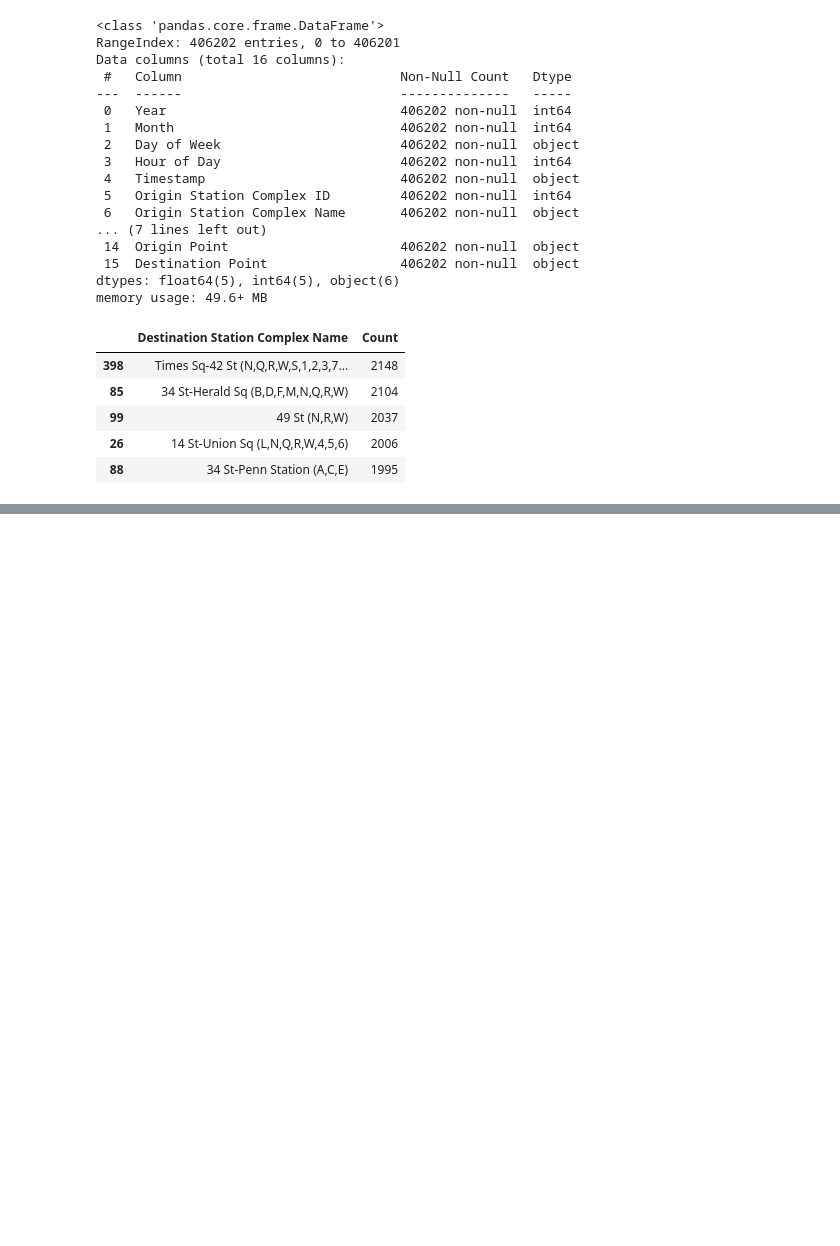
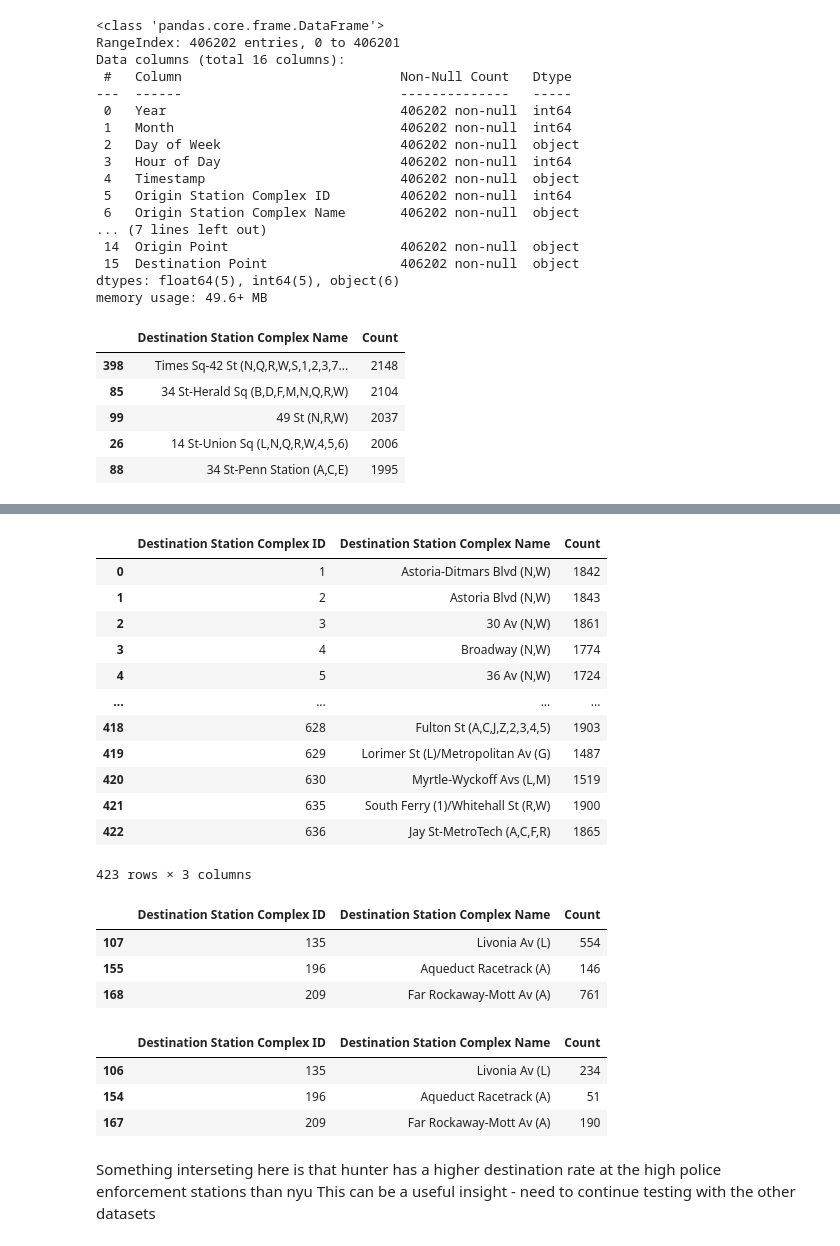
Before and after one commit to ericguan04/train_data, a Jupyter notebook: origin_data_sample_2.ipynb, the cells around one changed output, grey strips where cells are left out. Saved outputs shown, nothing was run; the diff lists cells and outputs as text; code cells hidden in the pictures; blank space fills up the shorter version.

```diff
--- a/origin_data_sample_2.ipynb
+++ b/origin_data_sample_2.ipynb
@@ -131,0 +149,17 @@ origin_destination_visualizer(nyu_origin_df, station_df, 5)
+# %%
+nyu_origin_df_grouped = nyu_origin_df.groupby(["Destination Station Complex ID", "Destination Station Complex Name"]).size().reset_index(name='Count')
+nyu_origin_df_grouped
+# %% [output]
+|  | Destination Station Complex ID | Destination Station Complex Name | Count |
+| 0 | 1 | Astoria-Ditmars Blvd (N,W) | 1842 |
+| 1 | 2 | Astoria Blvd (N,W) | 1843 |
+| 2 | 3 | 30 Av (N,W) | 1861 |
+| 3 | 4 | Broadway (N,W) | 1774 |
+| 4 | 5 | 36 Av (N,W) | 1724 |
+| ... | ... | ... | ... |
+| 418 | 628 | Fulton St (A,C,J,Z,2,3,4,5) | 1903 |
+| 419 | 629 | Lorimer St (L)/Metropolitan Av (G) | 1487 |
+| 420 | 630 | Myrtle-Wyckoff Avs (L,M) | 1519 |
+| 421 | 635 | South Ferry (1)/Whitehall St (R,W) | 1900 |
+| 422 | 636 | Jay St-MetroTech (A,C,F,R) | 1865 |
+423 rows × 3 columns
@@ -131,0 +174,17 @@ origin_destination_visualizer(nyu_origin_df, station_df, 5)
+# %%
+hunter_stations_of_interest
+# %% [output]
+|  | Destination Station Complex ID | Destination Station Complex Name | Count |
+| 107 | 135 | Livonia Av (L) | 554 |
+| 155 | 196 | Aqueduct Racetrack (A) | 146 |
+| 168 | 209 | Far Rockaway-Mott Av (A) | 761 |
+# %%
+nyu_stations_of_interest
+# %% [output]
+|  | Destination Station Complex ID | Destination Station Complex Name | Count |
+| 106 | 135 | Livonia Av (L) | 234 |
+| 154 | 196 | Aqueduct Racetrack (A) | 51 |
+| 167 | 209 | Far Rockaway-Mott Av (A) | 190 |
+# %% [markdown]
+Something interseting here is that hunter has a higher destination rate at the high police enforcement stations than nyu
+This can be a useful insight - need to continue testing with the other datasets
```
Also changed, not shown: parts of 2 cells of this notebook, 1 other file.
